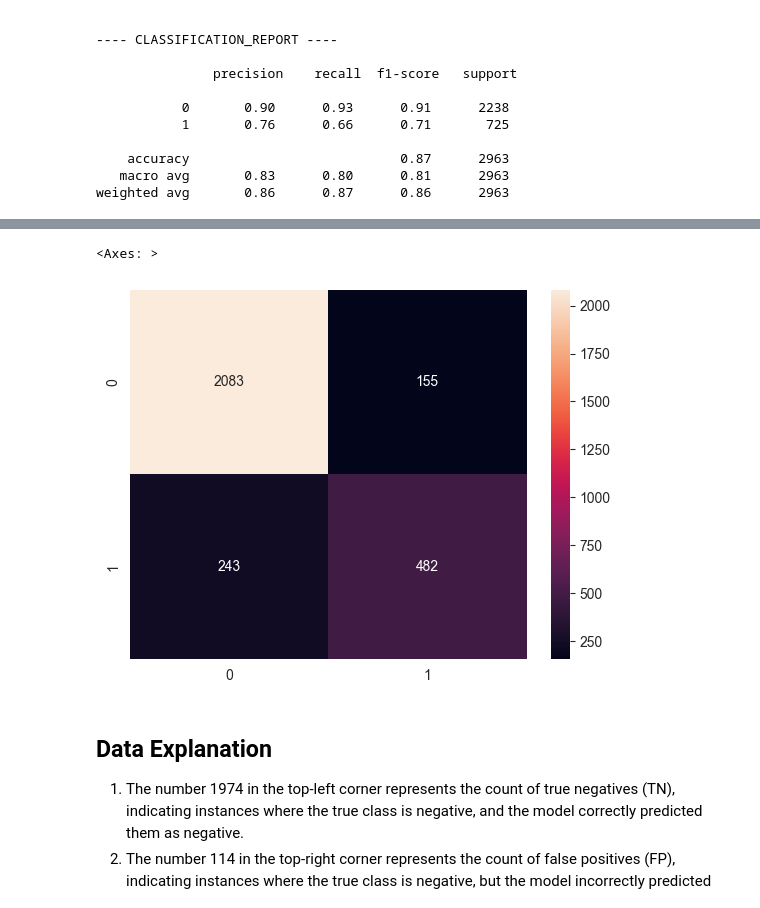
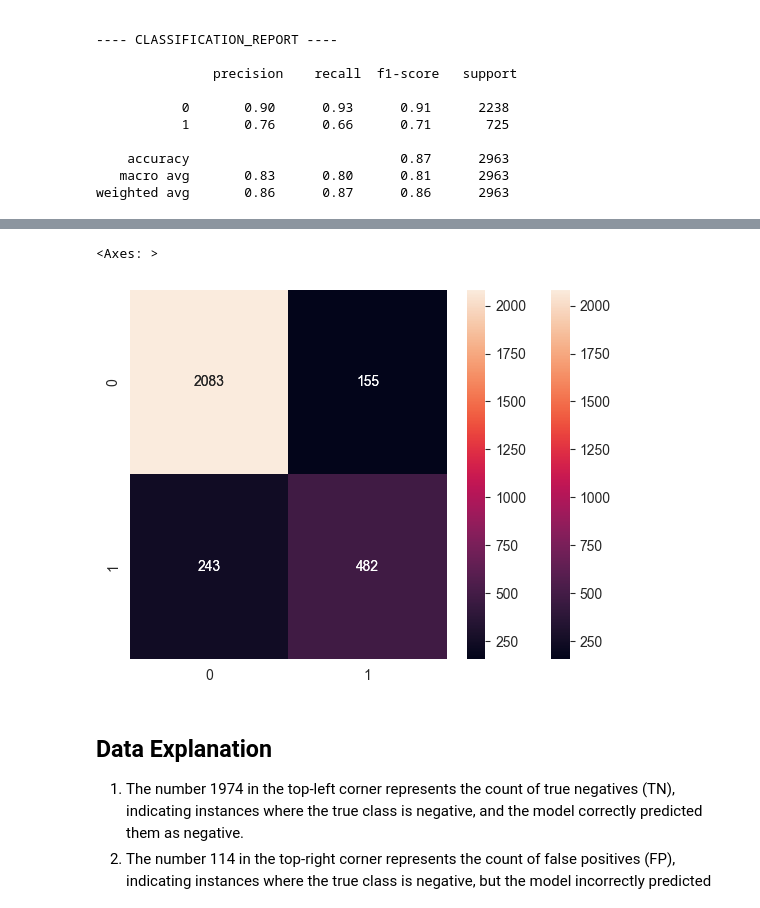
Before and after one commit to Laihb1106205841/CS311-AI-Peoject3-XGBoost, a Jupyter notebook: XGBoost.ipynb, the cells around one changed output, grey strips where cells are left out. Cells and saved outputs as stored; diff of their text form; code cells hidden in the pictures.

```diff
--- a/XGBoost.ipynb
+++ b/XGBoost.ipynb
@@ -242,9 +242,10 @@ The confusion matrix is a commonly used tool to evaluate the performance of a cl
 The primary purpose of the confusion matrix is to provide an intuitive understanding of the classification model's performance, particularly in terms of misclassifications between different classes. From the confusion matrix, we can comprehensively evaluate the model's performance.
 # %%
 sns.heatmap(confusion_matrix(y_test, y_pred), annot=True, fmt='d')
+sns.heatmap(confusion_matrix(y_test, y_pred), annot=True, fmt='d')
 # %% [output]
 <Axes: >
-[figure, old version]
+[figure, new version]
 # %% [markdown]
 ## Data Explanation
 
```
Also changed, not shown: 1 other file.
